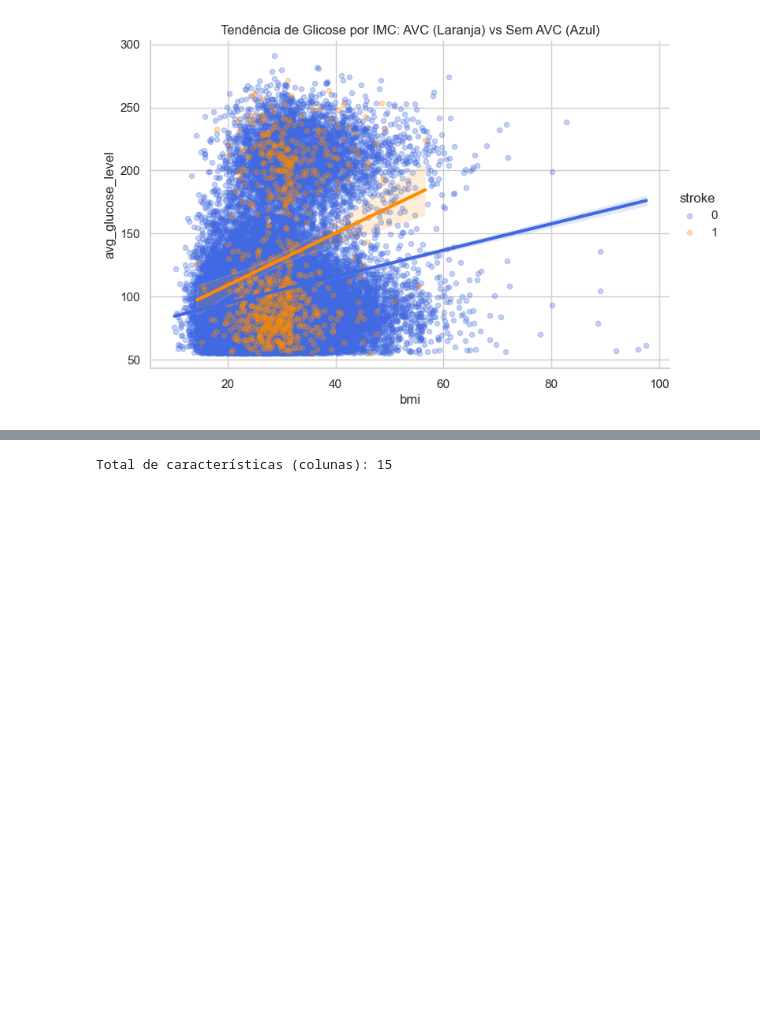
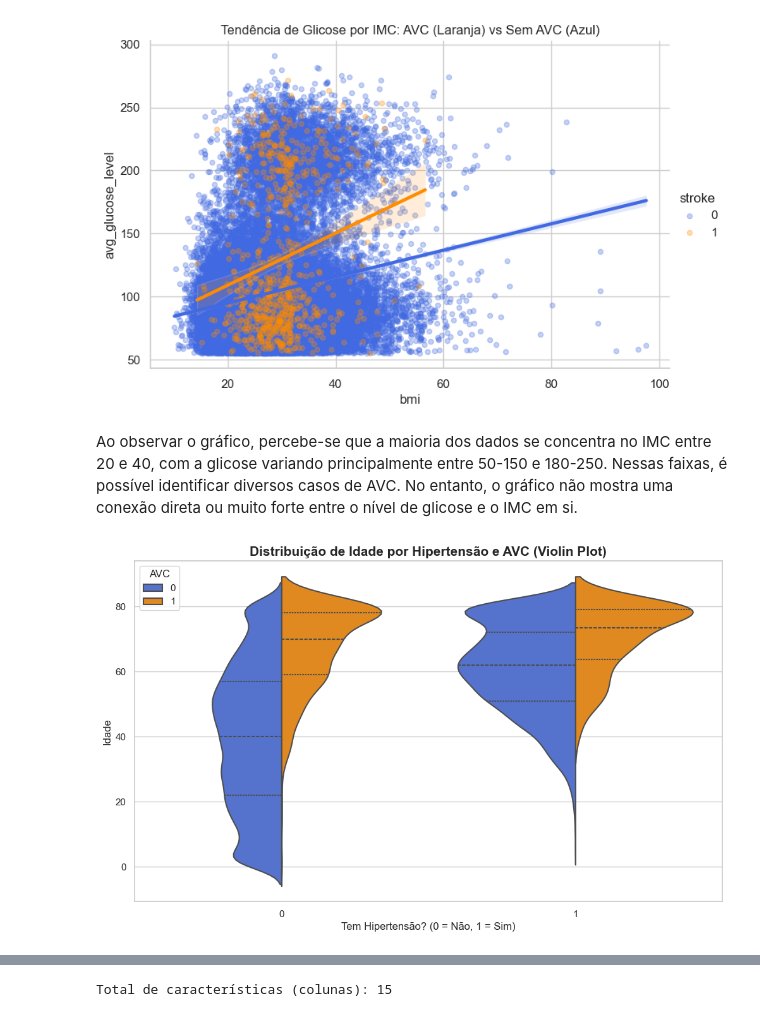
Before and after one commit to StefanieFranco/ML-Classification-Stroke, a Jupyter notebook: modelo_classificacao_stroke.ipynb, the cells around one changed output, grey strips where cells are left out. Cells and saved outputs as stored; diff of their text form; code cells hidden in the pictures; blank space fills up the shorter version.

```diff
--- a/modelo_classificacao_stroke.ipynb
+++ b/modelo_classificacao_stroke.ipynb
@@ -355,3 +355,28 @@ plt.title('Tendência de Glicose por IMC: AVC (Laranja) vs Sem AVC (Azul)')
 plt.show()
 # %% [output]
 [figure]
+# %% [markdown]
+Ao observar o gráfico, percebe-se que a maioria dos dados se concentra no IMC entre 20 e 40, com a glicose variando principalmente entre 50-150 e 180-250. Nessas faixas, é possível identificar diversos casos de AVC. No entanto, o gráfico não mostra uma conexão direta ou muito forte entre o nível de glicose e o IMC em si.
+# %%
+# Usamos o Violin Plot para gerar um gráfico com 3 informações(idade, hipertensão e AVC) para exibir a correlação entre elas.
+plt.figure(figsize=(12, 7))
+
+sns.violinplot(
+    data=df,
+    x='hypertension',
+    y='age',
+    hue='stroke',
+    palette=cores_projeto,
+    split=True,
+    inner="quartile",
+    linewidth=1.5
+)
+
+plt.title('Distribuição de Idade por Hipertensão e AVC (Violin Plot)', fontsize=15, fontweight='bold')
+plt.xlabel('Tem Hipertensão? (0 = Não, 1 = Sim)', fontsize=12)
+plt.ylabel('Idade', fontsize=12)
+plt.legend(title='AVC', loc='upper left')
+
+plt.show()
+# %% [output]
+[figure, added]
```
Also changed, not shown: parts of 15 cells of this notebook.
